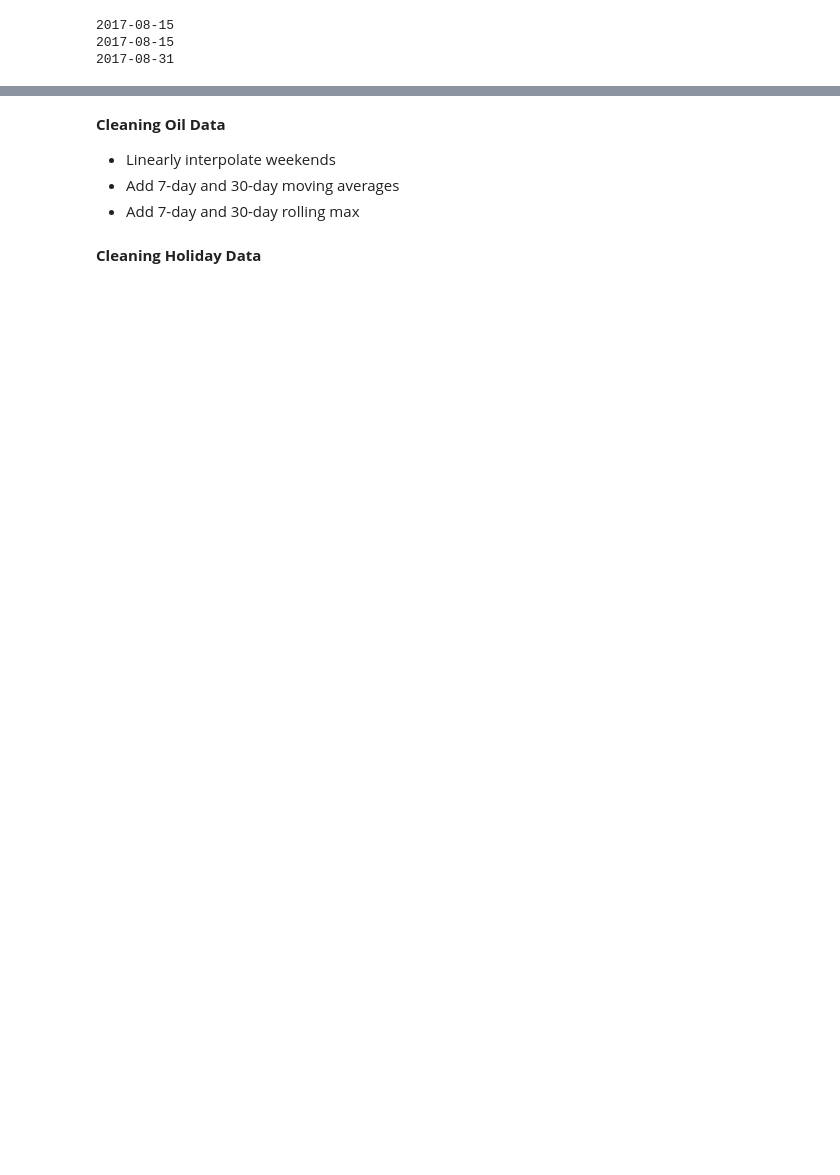
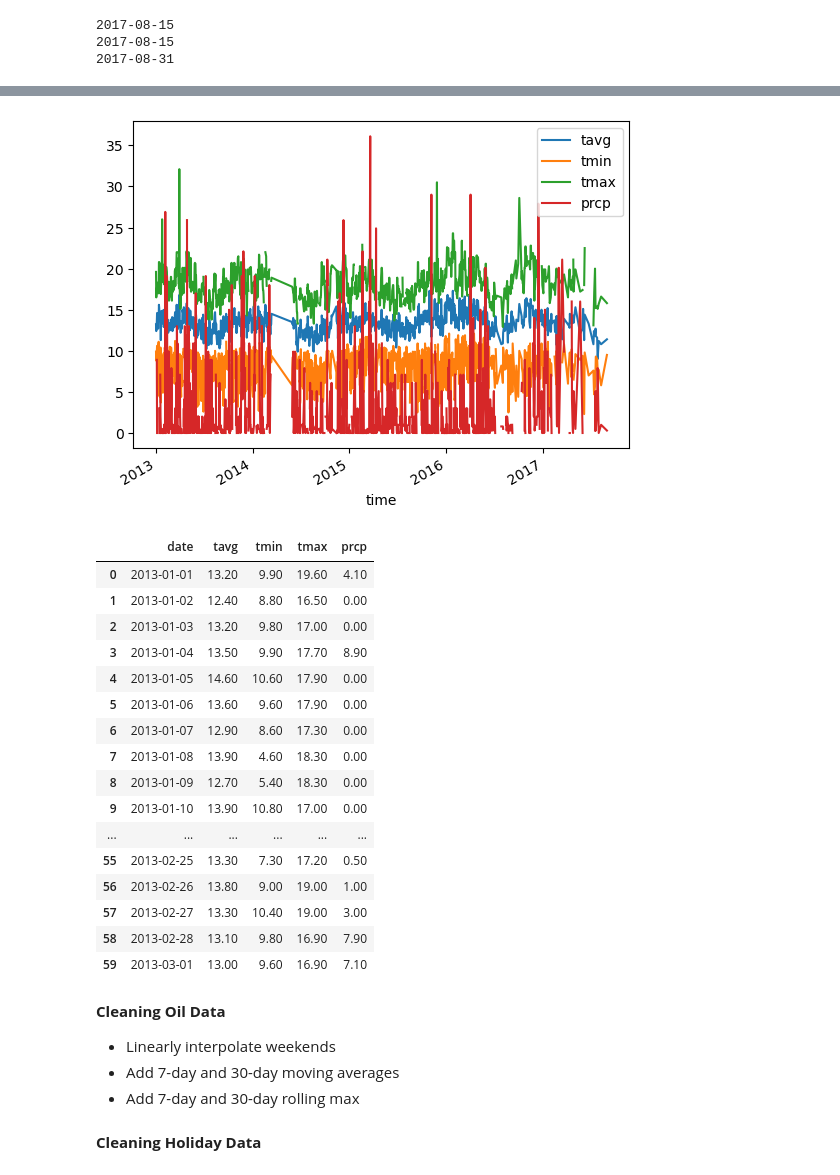
Before and after one commit to DylanZammit/kaggle-stores-sales-prediction, a Jupyter notebook: store-sales.ipynb, the cells around one changed output, grey strips where cells are left out. Drawn from its saved outputs; the diff is of its cells as text; code cells hidden in the pictures; blank space fills up the shorter version.

Commit message:
include EC weather data

```diff
--- a/store-sales.ipynb
+++ b/store-sales.ipynb
@@ -51,3 +82,51 @@ print(df_test_partial.date.max())
+# %%
+# !pip install meteostat
+# Import Meteostat library and dependencies
+from datetime import datetime
+import matplotlib.pyplot as plt
+from meteostat import Point, Daily
+
+# Set time period
+start = pd.Timestamp(df_train_partial.date.min())
+end = pd.Timestamp(df_test_partial.date.max())
+
+# Create Point for Vancouver, BC
+#
+# vancouver = Point(49.2497, -123.1193, 70)
+
+# Get daily data for 2018
+df_weather = Daily('84036', start, end)
+df_weather = df_weather.fetch()[['tavg', 'tmin', 'tmax', 'prcp']]
+
+# Plot line chart including average, minimum and maximum temperature
+df_weather.plot(y=['tavg', 'tmin', 'tmax', 'prcp'])
+plt.show()
+df_weather.prcp = df_weather.prcp.fillna(0)
+df_weather = df_weather.resample('D').first().interpolate(method='linear').bfill() #  fill first value
+df_weather = df_weather.ffill()
+df_weather = df_weather.reset_index().rename({'time': 'date'}, axis=1)
+df_weather.date = pd.to_datetime(df_weather.date)
+# print(pd.date_range(start=start, end=end).difference(df_weather.date))
+df_weather.head(60)
+# %% [output]
+[figure, added]
+|  | date | tavg | tmin | tmax | prcp |
+| 0 | 2013-01-01 | 13.20 | 9.90 | 19.60 | 4.10 |
+| 1 | 2013-01-02 | 12.40 | 8.80 | 16.50 | 0.00 |
+| 2 | 2013-01-03 | 13.20 | 9.80 | 17.00 | 0.00 |
+| 3 | 2013-01-04 | 13.50 | 9.90 | 17.70 | 8.90 |
+| 4 | 2013-01-05 | 14.60 | 10.60 | 17.90 | 0.00 |
+| 5 | 2013-01-06 | 13.60 | 9.60 | 17.90 | 0.00 |
+| 6 | 2013-01-07 | 12.90 | 8.60 | 17.30 | 0.00 |
+| 7 | 2013-01-08 | 13.90 | 4.60 | 18.30 | 0.00 |
+| 8 | 2013-01-09 | 12.70 | 5.40 | 18.30 | 0.00 |
+| 9 | 2013-01-10 | 13.90 | 10.80 | 17.00 | 0.00 |
+| ... | ... | ... | ... | ... | ... |
+| 55 | 2013-02-25 | 13.30 | 7.30 | 17.20 | 0.50 |
+| 56 | 2013-02-26 | 13.80 | 9.00 | 19.00 | 1.00 |
+| 57 | 2013-02-27 | 13.30 | 10.40 | 19.00 | 3.00 |
+| 58 | 2013-02-28 | 13.10 | 9.80 | 16.90 | 7.90 |
+| 59 | 2013-03-01 | 13.00 | 9.60 | 16.90 | 7.10 |
 # %%
 # convert to timestamp and remove leading 0s
 df_train_partial.date = pd.to_datetime(df_train_partial.date)
```
Also changed, not shown: parts of 16 cells of this notebook.
